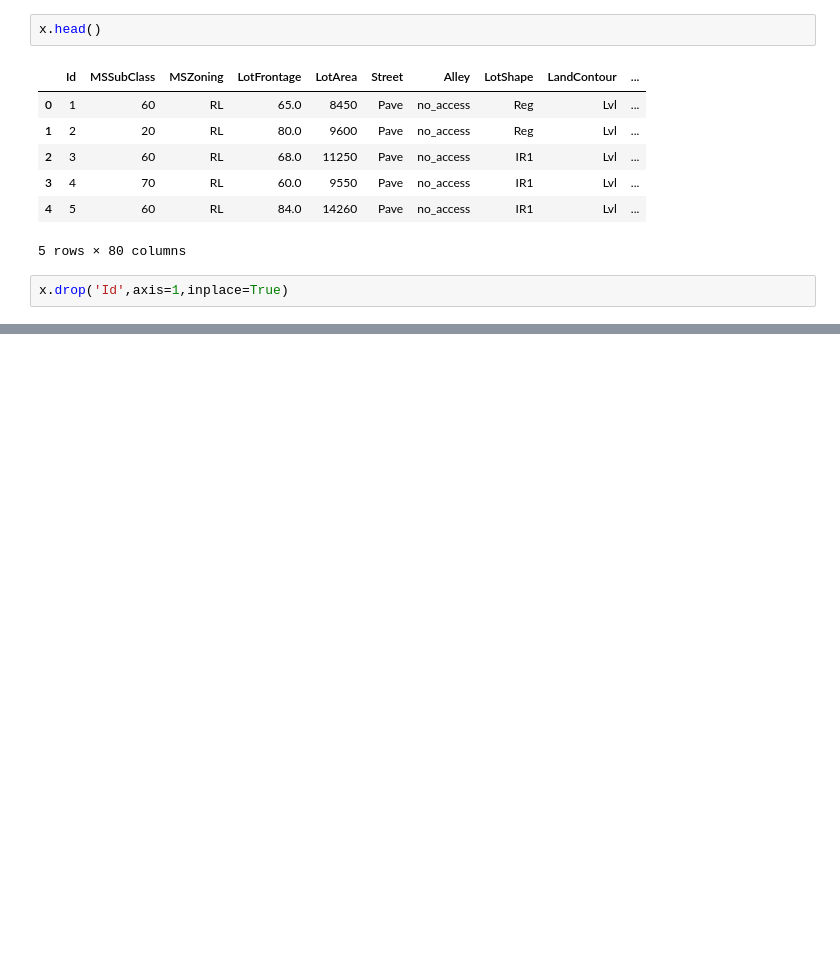
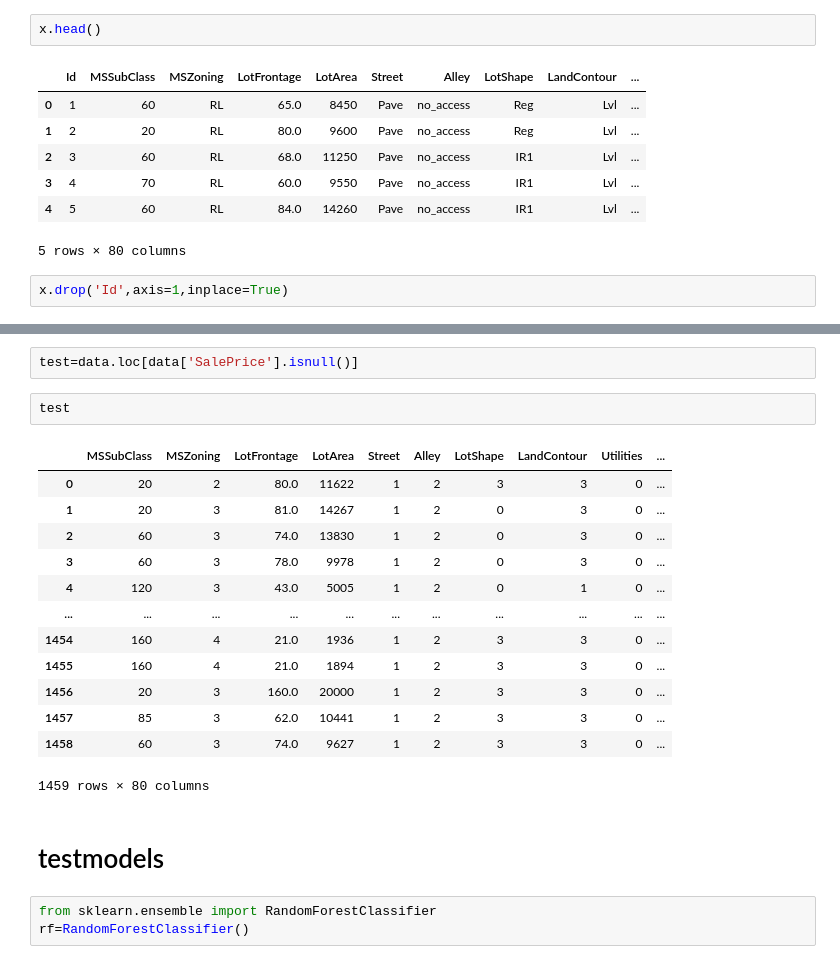
Before and after one commit to RAIHANRABBY/A-Machine-Learning, a Jupyter notebook: house-prices-advanced-regression-techniques/house price prediction.ipynb, the cells around one changed output, grey strips where cells are left out. Saved outputs shown, nothing was run; the diff lists cells and outputs as text; blank space fills up the shorter version.

```diff
--- a/house-prices-advanced-regression-techniques/house price prediction.ipynb
+++ b/house-prices-advanced-regression-techniques/house price prediction.ipynb
@@ -378,0 +626,23 @@ x.drop('Id',axis=1,inplace=True)
+# %%
+test=data.loc[data['SalePrice'].isnull()]
+# %%
+test
+# %% [output]
+|  | MSSubClass | MSZoning | LotFrontage | LotArea | Street | Alley | LotShape | LandContour | Utilities | ... |
+| 0 | 20 | 2 | 80.0 | 11622 | 1 | 2 | 3 | 3 | 0 | ... |
+| 1 | 20 | 3 | 81.0 | 14267 | 1 | 2 | 0 | 3 | 0 | ... |
+| 2 | 60 | 3 | 74.0 | 13830 | 1 | 2 | 0 | 3 | 0 | ... |
+| 3 | 60 | 3 | 78.0 | 9978 | 1 | 2 | 0 | 3 | 0 | ... |
+| 4 | 120 | 3 | 43.0 | 5005 | 1 | 2 | 0 | 1 | 0 | ... |
+| ... | ... | ... | ... | ... | ... | ... | ... | ... | ... | ... |
+| 1454 | 160 | 4 | 21.0 | 1936 | 1 | 2 | 3 | 3 | 0 | ... |
+| 1455 | 160 | 4 | 21.0 | 1894 | 1 | 2 | 3 | 3 | 0 | ... |
+| 1456 | 20 | 3 | 160.0 | 20000 | 1 | 2 | 3 | 3 | 0 | ... |
+| 1457 | 85 | 3 | 62.0 | 10441 | 1 | 2 | 3 | 3 | 0 | ... |
+| 1458 | 60 | 3 | 74.0 | 9627 | 1 | 2 | 3 | 3 | 0 | ... |
+1459 rows × 80 columns
+# %% [markdown]
+# testmodels
+# %%
+from sklearn.ensemble import RandomForestClassifier
+rf=RandomForestClassifier()
```
Also changed, not shown: parts of 26 cells of this notebook, 2 other files.
